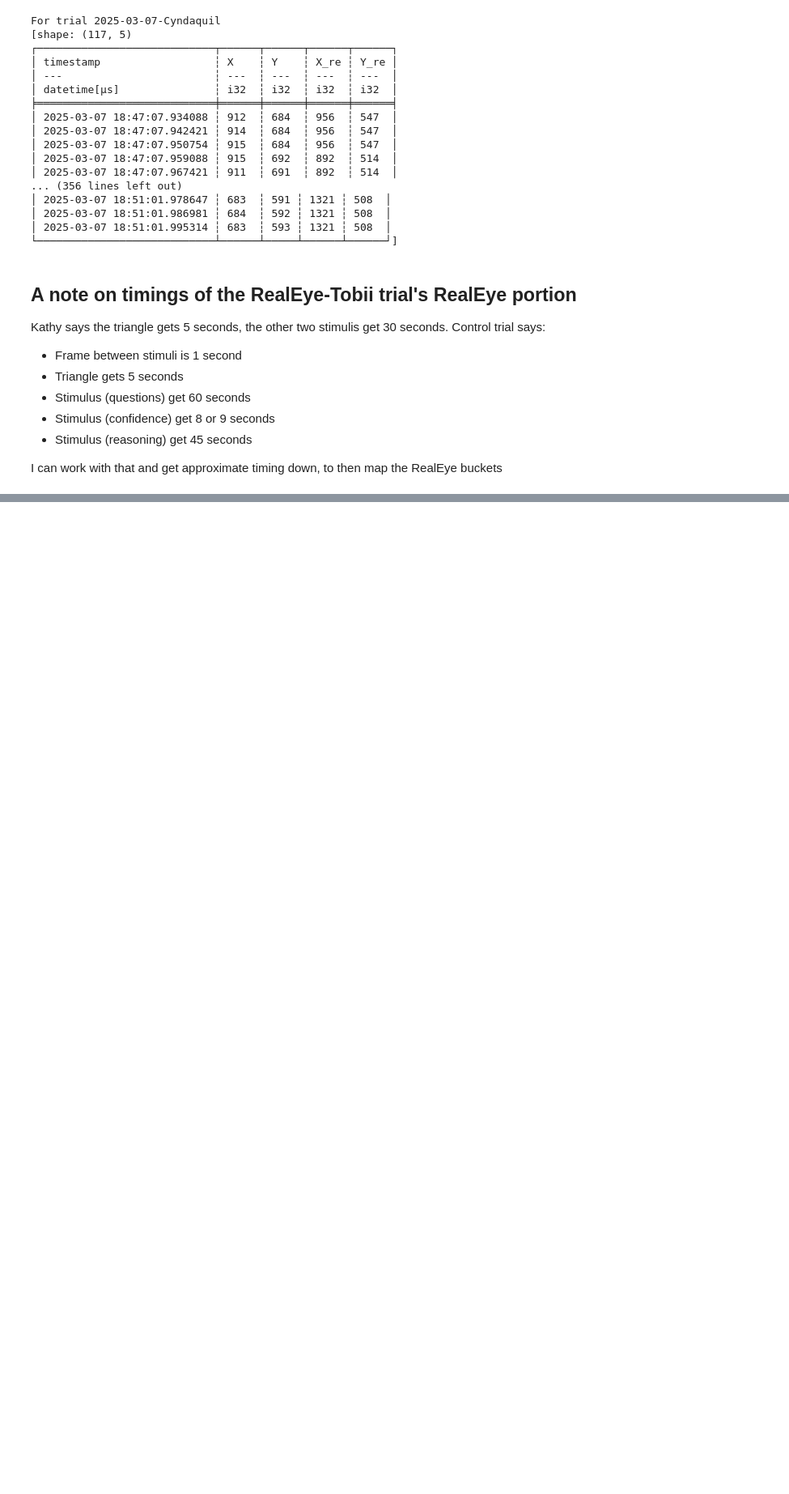
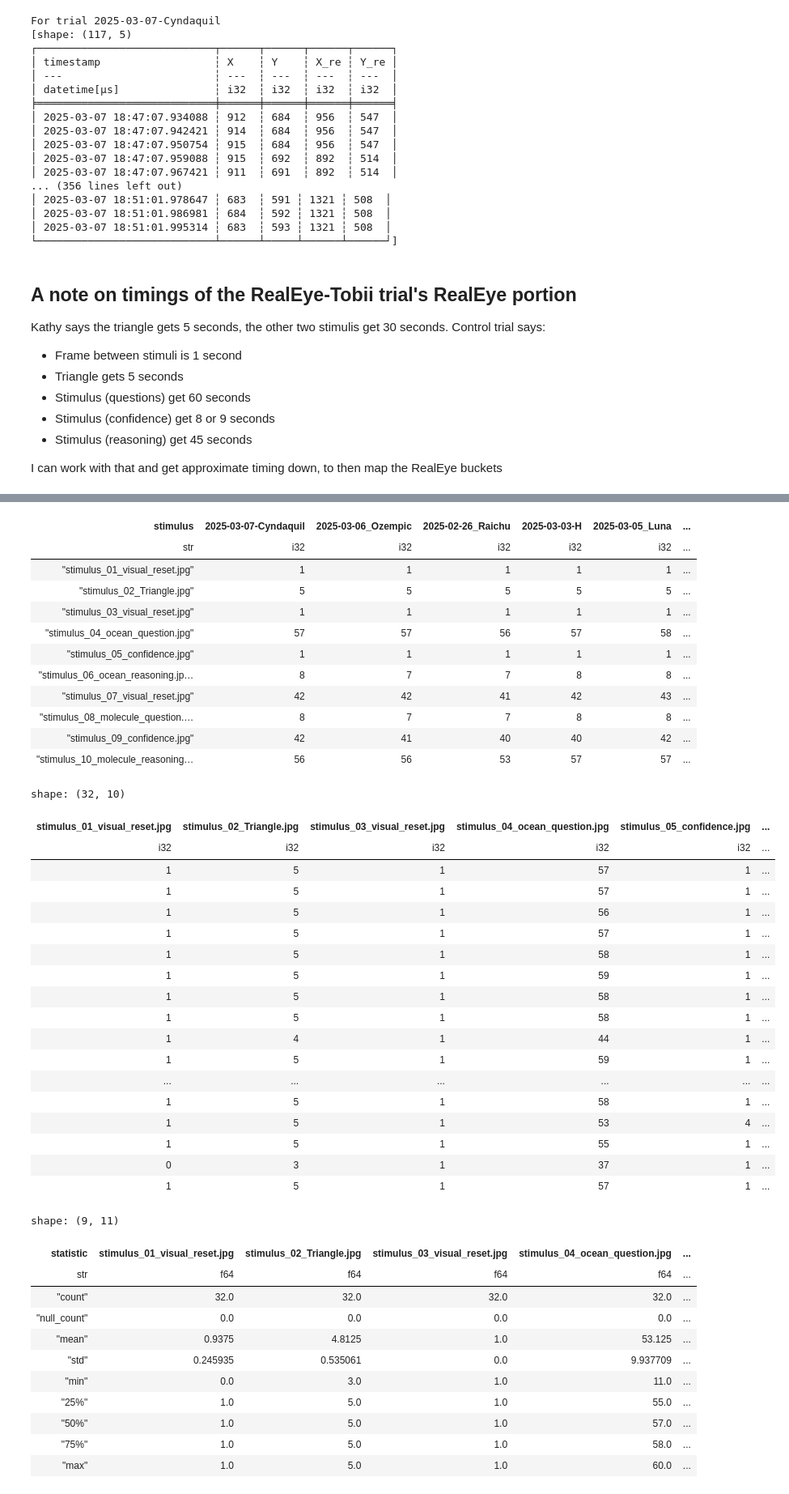
Before and after one commit to stephenjfox/RevChem, a Jupyter notebook: nbs/05_image_gen_by_segments.ipynb, the cells around one changed output, grey strips where cells are left out. Shown at 81% size. Saved outputs shown, nothing was run; the diff lists cells and outputs as text; code cells hidden in the pictures; blank space fills up the shorter version.

```diff
--- a/nbs/05_image_gen_by_segments.ipynb
+++ b/nbs/05_image_gen_by_segments.ipynb
@@ -233,4 +236,4 @@ def select_trial(trial_name: str, joined_segments: list[AssociatedTrialSegements
 
     return results[0]
 # %%
-trial_joined_segments = join_chunks_as_segments(associated_tobii_re_sequences, join_strategy="nearest", drop_null=True)
+trial_joined_segments = join_chunks_as_segments(associated_tobii_re_sequences, join_strategy="backward", drop_null=True)
@@ -315,0 +352,18 @@ def render_point_stream_video_with_opencv(
+# %%
+def inspecting_time_durations():
+    column_data = [
+        [len(segment) for segment in trial_data.segments]
+        for trial_data in trial_joined_segments
+    ]
+    column_names = [trial_data.trial_name_or_id for trial_data in trial_joined_segments]
+    df_inspectable = (pl.DataFrame(column_data, schema=column_names) / 120).with_columns(pl.selectors.numeric().round().cast(pl.Int32))
+
+    stimuli_file_names = [p.name for p in stimuli_paths]
+    df_inspectable = pl.concat([pl.Series(name="stimulus", values=stimuli_file_names).to_frame(), df_inspectable], how="horizontal")
+    display(df_inspectable)
+    with pl.Config(tbl_rows=40):
+        display(df_inspectable.drop("stimulus").transpose(column_names=stimuli_file_names))
+        display(df_inspectable.drop("stimulus").transpose(column_names=stimuli_file_names).describe())
+
+inspecting_time_durations() #4:23->4:31
+# %% [output]
@@ -316,3 +371,46 @@ def render_point_stream_video_with_opencv(
+| stimulus | 2025-03-07-Cyndaquil | 2025-03-06_Ozempic | 2025-02-26_Raichu | 2025-03-03-H | 2025-03-05_Luna | ... |
+| str | i32 | i32 | i32 | i32 | i32 | ... |
+| "stimulus_01_visual_reset.jpg" | 1 | 1 | 1 | 1 | 1 | ... |
+| "stimulus_02_Triangle.jpg" | 5 | 5 | 5 | 5 | 5 | ... |
+| "stimulus_03_visual_reset.jpg" | 1 | 1 | 1 | 1 | 1 | ... |
+| "stimulus_04_ocean_question.jpg" | 57 | 57 | 56 | 57 | 58 | ... |
+| "stimulus_05_confidence.jpg" | 1 | 1 | 1 | 1 | 1 | ... |
+| "stimulus_06_ocean_reasoning.jp… | 8 | 7 | 7 | 8 | 8 | ... |
+| "stimulus_07_visual_reset.jpg" | 42 | 42 | 41 | 42 | 43 | ... |
+| "stimulus_08_molecule_question.… | 8 | 7 | 7 | 8 | 8 | ... |
+| "stimulus_09_confidence.jpg" | 42 | 41 | 40 | 40 | 42 | ... |
+| "stimulus_10_molecule_reasoning… | 56 | 56 | 53 | 57 | 57 | ... |
+shape: (32, 10)
+| stimulus_01_visual_reset.jpg | stimulus_02_Triangle.jpg | stimulus_03_visual_reset.jpg | stimulus_04_ocean_question.jpg | stimulus_05_confidence.jpg | ... |
+| i32 | i32 | i32 | i32 | i32 | ... |
+| 1 | 5 | 1 | 57 | 1 | ... |
+| 1 | 5 | 1 | 57 | 1 | ... |
+| 1 | 5 | 1 | 56 | 1 | ... |
+| 1 | 5 | 1 | 57 | 1 | ... |
+| 1 | 5 | 1 | 58 | 1 | ... |
+| 1 | 5 | 1 | 59 | 1 | ... |
+| 1 | 5 | 1 | 58 | 1 | ... |
+| 1 | 5 | 1 | 58 | 1 | ... |
+| 1 | 4 | 1 | 44 | 1 | ... |
+| 1 | 5 | 1 | 59 | 1 | ... |
+| ... | ... | ... | ... | ... | ... |
+| 1 | 5 | 1 | 58 | 1 | ... |
+| 1 | 5 | 1 | 53 | 4 | ... |
+| 1 | 5 | 1 | 55 | 1 | ... |
+| 0 | 3 | 1 | 37 | 1 | ... |
+| 1 | 5 | 1 | 57 | 1 | ... |
+shape: (9, 11)
+| statistic | stimulus_01_visual_reset.jpg | stimulus_02_Triangle.jpg | stimulus_03_visual_reset.jpg | stimulus_04_ocean_question.jpg | ... |
+| str | f64 | f64 | f64 | f64 | ... |
+| "count" | 32.0 | 32.0 | 32.0 | 32.0 | ... |
+| "null_count" | 0.0 | 0.0 | 0.0 | 0.0 | ... |
+| "mean" | 0.9375 | 4.8125 | 1.0 | 53.125 | ... |
+| "std" | 0.245935 | 0.535061 | 0.0 | 9.937709 | ... |
+| "min" | 0.0 | 3.0 | 1.0 | 11.0 | ... |
+| "25%" | 1.0 | 5.0 | 1.0 | 55.0 | ... |
+| "50%" | 1.0 | 5.0 | 1.0 | 57.0 | ... |
+| "75%" | 1.0 | 5.0 | 1.0 | 58.0 | ... |
+| "max" | 1.0 | 5.0 | 1.0 | 60.0 | ... |
 # %%
 from time import perf_counter
 from RevChem.common import date_str_now, dt_str_now
```
Also changed, not shown: parts of 8 cells of this notebook, 7 other files.
